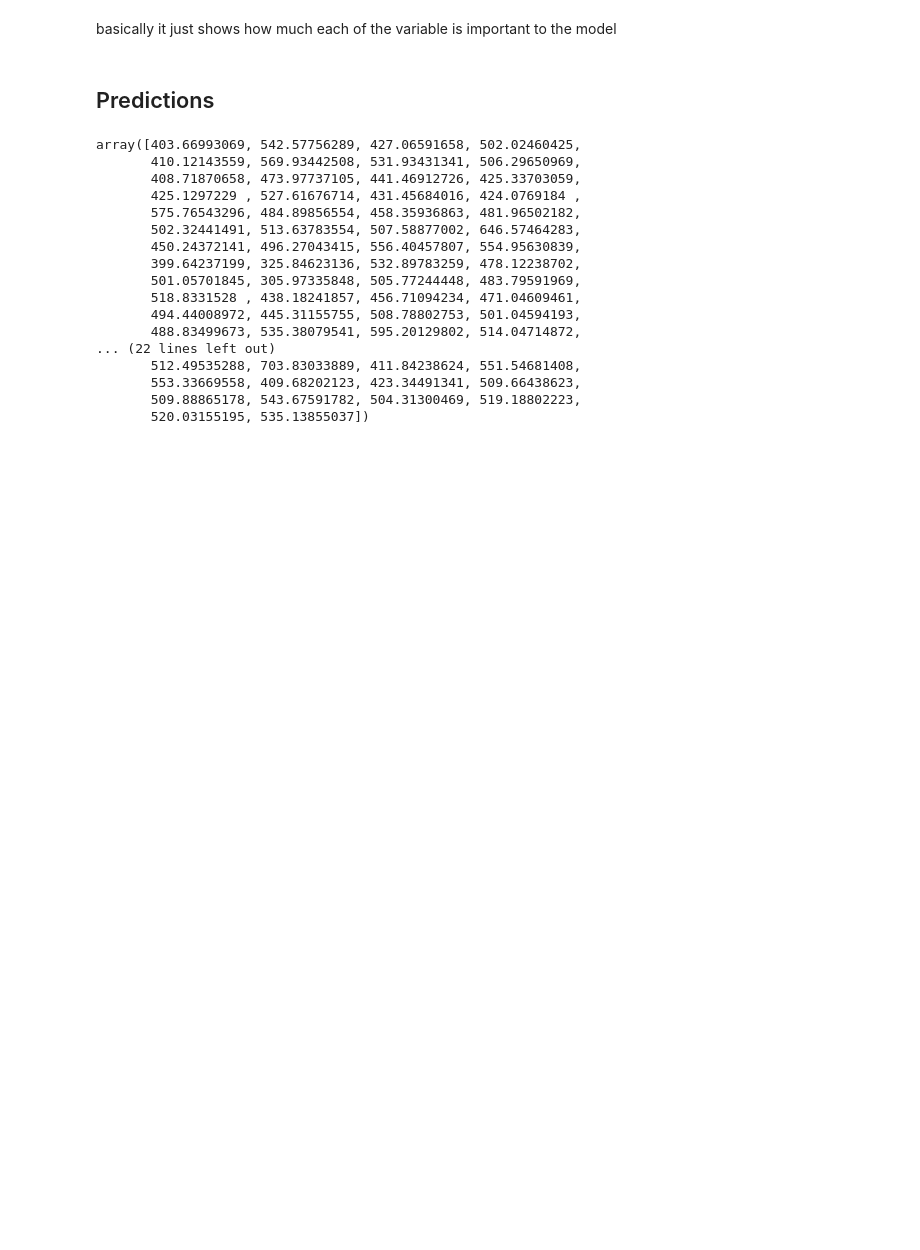
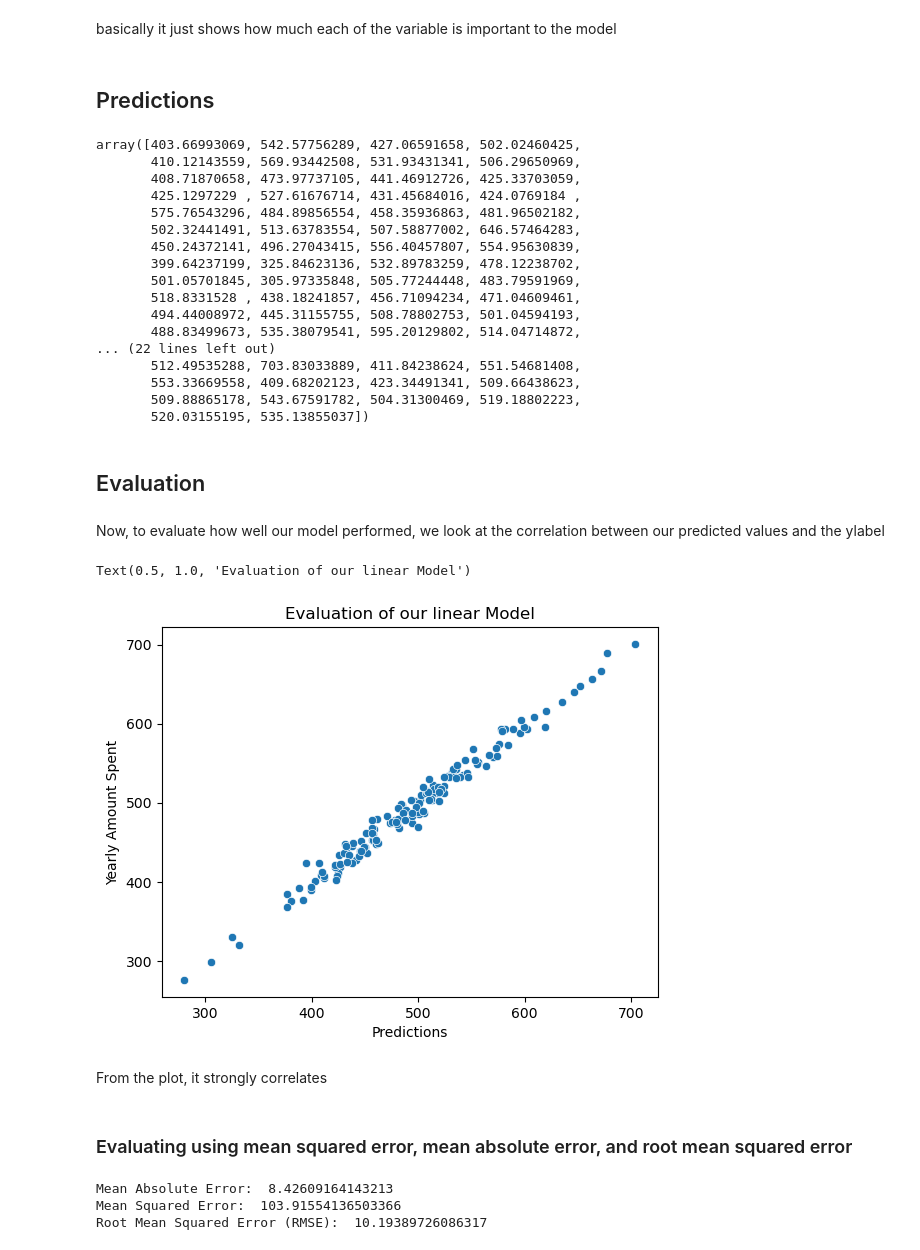
Before and after one commit to Omagbs/machine-learning-labs, a Jupyter notebook: Project Customer Channel Prediction/notebook.ipynb, the cells around one changed output. Drawn from its saved outputs; the diff is of its cells as text; code cells hidden in the pictures; blank space fills up the shorter version.

Commit message:
Evaluate model using MSE, MAE, and RMSE

```diff
--- a/Project Customer Channel Prediction/notebook.ipynb
+++ b/Project Customer Channel Prediction/notebook.ipynb
@@ -164,3 +164,18 @@ array([403.66993069, 542.57756289, 427.06591658, 502.02460425,
        553.33669558, 409.68202123, 423.34491341, 509.66438623,
        509.88865178, 543.67591782, 504.31300469, 519.18802223,
        520.03155195, 535.13855037])
+# %% [markdown]
+## Evaluation
+# %% [markdown]
+Now, to evaluate how well our model performed, we look at the correlation between our predicted values and the ylabel
+# %%
+sns.scatterplot(x = predictions, y = y_test)
+plt.xlabel("Predictions")
+plt.title("Evaluation of our linear Model")
+# %% [output]
+Text(0.5, 1.0, 'Evaluation of our linear Model')
+[figure, added]
+# %% [markdown]
+From the plot, it strongly correlates
+# %% [markdown]
+### Evaluating using mean squared error, mean absolute error, and root mean squared error
@@ -166,0 +185,8 @@ array([403.66993069, 542.57756289, 427.06591658, 502.02460425,
+# %%
+print("Mean Absolute Error: ", mean_absolute_error(y_test, predictions))
+print("Mean Squared Error: ", mean_squared_error(y_test, predictions))
+print("Root Mean Squared Error (RMSE): ", math.sqrt(mean_squared_error(y_test, predictions)))
+# %% [output]
+Mean Absolute Error:  8.42609164143213
+Mean Squared Error:  103.91554136503366
+Root Mean Squared Error (RMSE):  10.19389726086317
```
Also changed, not shown: parts of 2 cells of this notebook.
